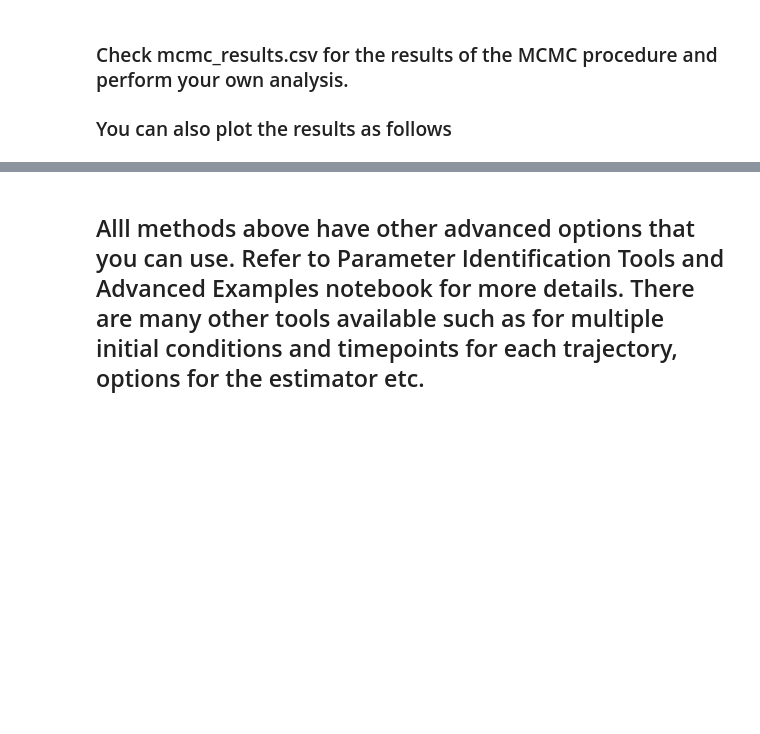
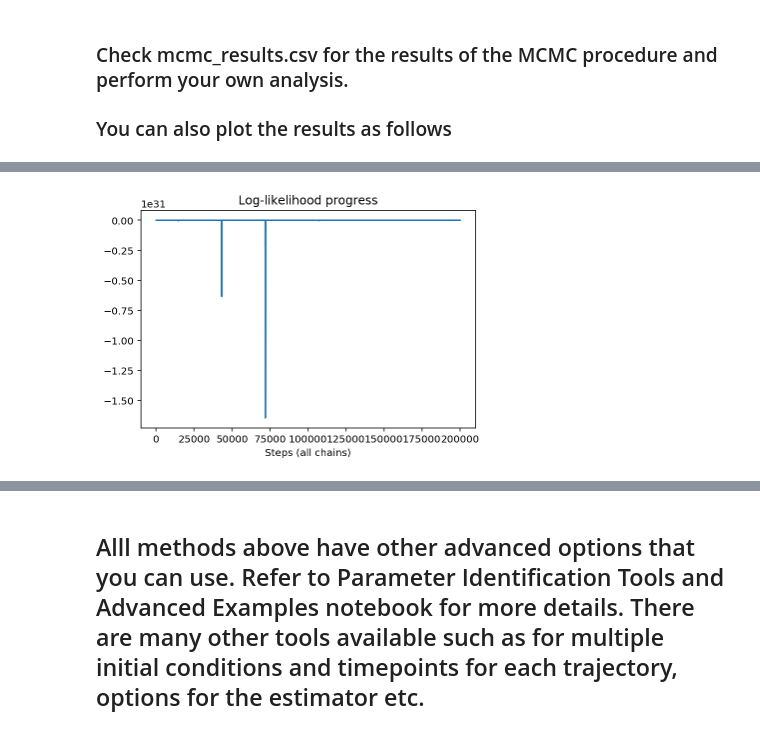
Before and after one commit to biocircuits/bioscrape, a Jupyter notebook: inference examples/Parameter Identification Simple Demo.ipynb, the cells around one changed output, grey strips where cells are left out. Cells and saved outputs as stored; diff of their text form; code cells hidden in the pictures; blank space fills up the shorter version.

```diff
--- a/inference examples/Parameter Identification Simple Demo.ipynb
+++ b/inference examples/Parameter Identification Simple Demo.ipynb
@@ -82,3 +86,11 @@ plt.ylabel("[X]");
+# %%
+plt.close()
+plt.title('Log-likelihood progress')
+plt.plot(pid.cost_progress)
+plt.xlabel('Steps (all chains)')
+plt.show()
+# %% [output]
+[figure, added]
 # %%
 flat_samples = sampler.get_chain(discard = 200, thin = 15,flat = True)
 flat_samples
```
Also changed, not shown: parts of 5 cells of this notebook, 4 other files.
